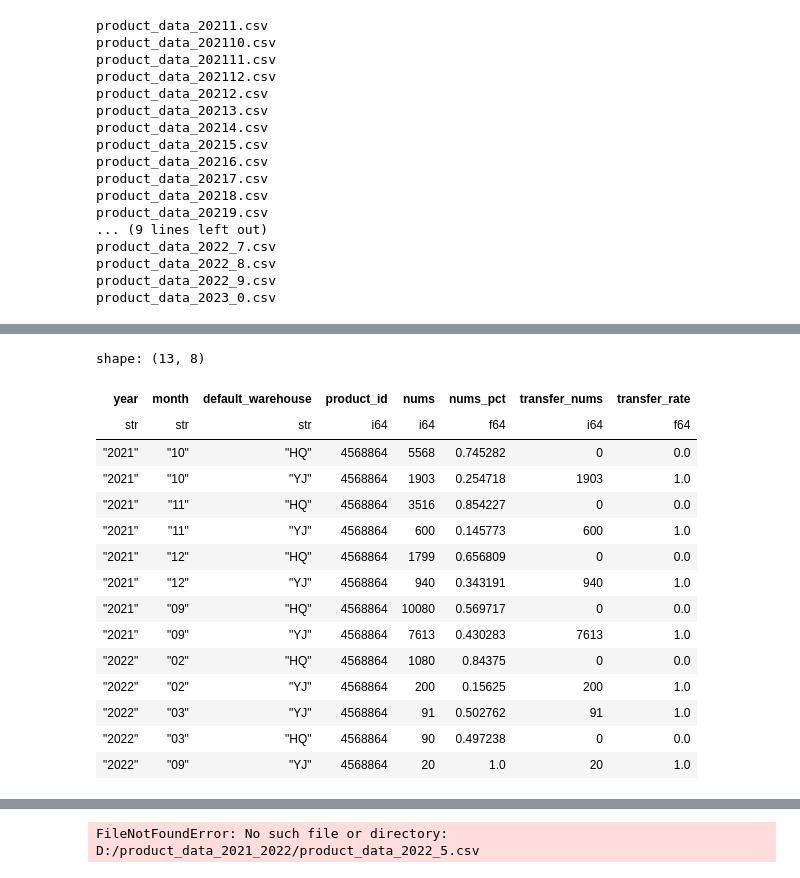
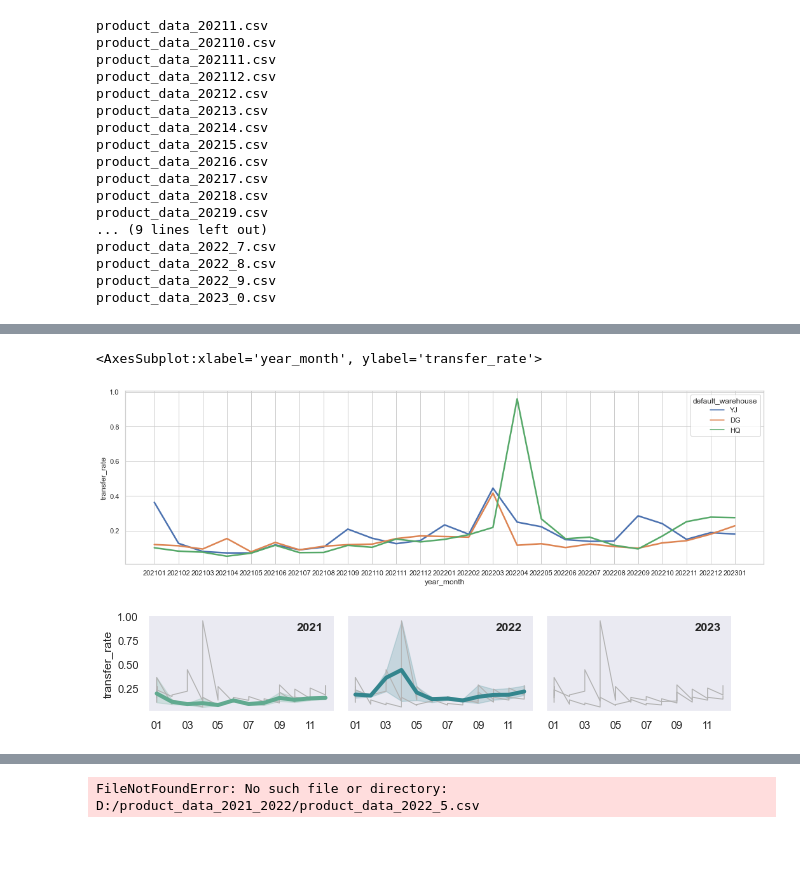
Before and after one commit to louie-lou/logistics-related, a Jupyter notebook: transfer&split/transfer&split.ipynb, the cells around one changed output, grey strips where cells are left out. Cells and saved outputs as stored; diff of their text form; code cells hidden in the pictures; blank space fills up the shorter version.

Commit message:
2023/01/26 transfer summary v0.1

```diff
--- a/transfer&split/transfer&split.ipynb
+++ b/transfer&split/transfer&split.ipynb
@@ -620,5 +625,4 @@ def adj_warehouse(x):
 # %%
-## 月度整体趋势分析
 file_name = os.listdir(r'C:\Users\Administrator\Desktop\product_data_2021_2022')
 ge = 0
 for i in file_name:
@@ -639,7 +643,7 @@ for i in file_name:
     [pl.col("nums").sum(), ]).sort(['year','month',"nums"], reverse=True)
     default_sales_data = default_sales_data.with_columns([(pl.col('nums')/pl.col('nums').sum()).over(['year','month','product_id']).alias('nums_pct')])
 
-    ## 默认仓分天仓库的转单情况
+    ## 默认仓分月仓库的转单情况
     transfer_sales_data = raw_data.filter(pl.col('warehouse').str.contains('花桥|东莞|燕郊')).with_columns(
                          pl.col("warehouse").apply(lambda x: adj_warehouse(x)).alias("adj_warehouse")
                          ).filter(pl.col('adj_warehouse')!=pl.col('default_warehouse')).groupby(
@@ -657,6 +661,13 @@ for i in file_name:
          sales_data_month = sales_data.cleared()
     ge+=1
     sales_data_month = pl.concat([sales_data_month, sales_data])
+
+sales_data_month =   sales_data_month.with_columns([(pl.concat_str([pl.col('year'),pl.lit('-'),pl.col('month')])).alias('year_month')])
+                                                                )
+warehouse_month_transfer = sales_data_month.groupby(by =['year','month','default_warehouse']).agg(pl.col(['nums','transfer_nums']).sum()
+                                                                                        ).filter(~pl.col('default_warehouse').is_null())
+warehouse_month_transfer = warehouse_month_transfer.with_columns([(pl.col('transfer_nums')/pl.col('nums')).alias('transfer_rate'),]
+                                                                ).sort(by = ['year','month'],reverse = False)
 # %% [output]
 product_data_20211.csv
 product_data_202110.csv
@@ -725,19 +689,38 @@ shape: (1, 1)
-# %%
-sales_data_month.filter(pl.col('product_id')==4568864)
-# %% [output]
-shape: (13, 8)
-| year | month | default_warehouse | product_id | nums | nums_pct | transfer_nums | transfer_rate |
-| str | str | str | i64 | i64 | f64 | i64 | f64 |
-| "2021" | "10" | "HQ" | 4568864 | 5568 | 0.745282 | 0 | 0.0 |
-| "2021" | "10" | "YJ" | 4568864 | 1903 | 0.254718 | 1903 | 1.0 |
-| "2021" | "11" | "HQ" | 4568864 | 3516 | 0.854227 | 0 | 0.0 |
-| "2021" | "11" | "YJ" | 4568864 | 600 | 0.145773 | 600 | 1.0 |
-| "2021" | "12" | "HQ" | 4568864 | 1799 | 0.656809 | 0 | 0.0 |
-| "2021" | "12" | "YJ" | 4568864 | 940 | 0.343191 | 940 | 1.0 |
-| "2021" | "09" | "HQ" | 4568864 | 10080 | 0.569717 | 0 | 0.0 |
-| "2021" | "09" | "YJ" | 4568864 | 7613 | 0.430283 | 7613 | 1.0 |
-| "2022" | "02" | "HQ" | 4568864 | 1080 | 0.84375 | 0 | 0.0 |
-| "2022" | "02" | "YJ" | 4568864 | 200 | 0.15625 | 200 | 1.0 |
-| "2022" | "03" | "YJ" | 4568864 | 91 | 0.502762 | 91 | 1.0 |
-| "2022" | "03" | "HQ" | 4568864 | 90 | 0.497238 | 0 | 0.0 |
-| "2022" | "09" | "YJ" | 4568864 | 20 | 1.0 | 20 | 1.0 |
+# %%
+import matplotlib.pyplot as plt
+fig = plt.subplots(figsize =(18,5))
+sns.set_theme(style="whitegrid")
+sns.lineplot(data=warehouse_month_transfer,x = 'year_month',y = 'transfer_rate',hue = 'default_warehouse', linewidth=2.5)
+# %% [output]
+<AxesSubplot:xlabel='year_month', ylabel='transfer_rate'>
+[figure, added]
+# %%
+sns.set_theme(style="dark")
+flights = sns.load_dataset("flights")
+g = sns.relplot(
+    data=warehouse_month_transfer,
+    x="month", y="transfer_rate", col="year", hue="year",
+    kind="line", palette="crest", linewidth=4, zorder=5,
+    col_wrap=3, height=2, aspect=1.5, legend=False,
+)
+# Iterate over each subplot to customize further
+for year, ax in g.axes_dict.items():
+
+    # Add the title as an annotation within the plot
+    ax.text(.8, .85, year, transform=ax.transAxes, fontweight="bold")
+
+    # Plot every year's time series in the background
+    sns.lineplot(
+        data=warehouse_month_transfer, x="month", y="transfer_rate", units="year",
+        estimator=None, color=".7", linewidth=1, ax=ax,
+    )
+
+# Reduce the frequency of the x axis ticks
+ax.set_xticks(ax.get_xticks()[::2])
+
+# Tweak the supporting aspects of the plot
+g.set_titles("")
+g.set_axis_labels("", "transfer_rate")
+g.tight_layout()
+# %% [output]
+[figure, added]
```
Also changed, not shown: parts of 11 cells of this notebook.
